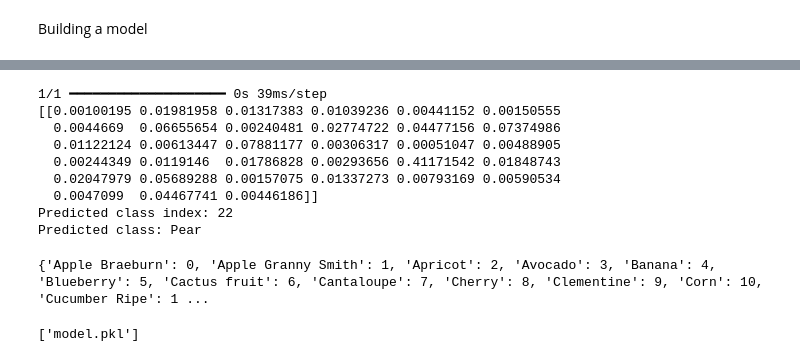
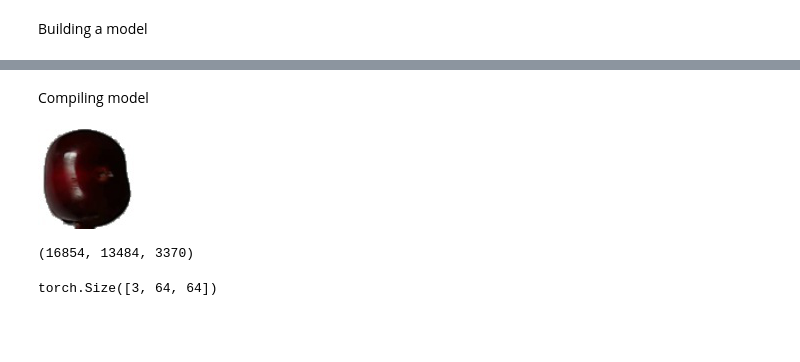
Before and after one commit to J4QK2/FruitClassifier, a Jupyter notebook: FruitsClassifier.ipynb, the cells around one changed output, grey strips where cells are left out. Cells and saved outputs as stored; diff of their text form; code cells hidden in the pictures; blank space fills up the shorter version.

```diff
--- a/FruitsClassifier.ipynb
+++ b/FruitsClassifier.ipynb
@@ -11,9 +11,9 @@ from tensorflow.keras.preprocessing.image import ImageDataGenerator
 import cv2
 import matplotlib.pyplot as plt
 # %%
-batch_size = 64
+Batch_size = 64
 
-train_data = "C:/Users/J4qk/Desktop/work/DataScience/IntelligentSystems/Classification/FruitClassifier/dataset/train/train/"
+data_dir = "C:/Users/J4qk/Desktop/work/DataScience/IntelligentSystems/Classification/FruitClassifier/dataset/train/train/"
 
-test_data = "C:/Users/J4qk/Desktop/work/DataScience/IntelligentSystems/Classification/FruitClassifier/dataset/test/test/"
+dataset = datasets.ImageFolder(data_dir)
 # %%
@@ -25,3 +39,2 @@ plt.imshow(img)
 # %%
-imgA = img_to_array(img)
-print(imgA.shape)
+data_train, data_test = torch.utils.data.random_split(dataset,[0.8, 0.2])
@@ -30,3 +41,4 @@ print(imgA.shape)
 # %% [markdown]
 Building a model
 # %%
+img, label = data_train[5000]
@@ -41,35 +45,29 @@ Epoch 3/3
+# %% [markdown]
+Compiling model
 # %%
-from tensorflow.keras.preprocessing import image
-
-img = image.load_img("avocado.jpg", target_size=(224,224))
-img_array = image.img_to_array(img) / 255.0
-img_array = np.expand_dims(img_array, axis=0)
-
-prediction = model.predict(img_array)
-print(prediction)
-
-pred_class = np.argmax(prediction, axis=1)
-print("Predicted class index:", pred_class[0])
-
-class_names = list(train_data.class_indices.keys())
-print("Predicted class:", class_names[pred_class[0]])
+img
 # %% [output]
-1/1 ━━━━━━━━━━━━━━━━━━━━ 0s 39ms/step
-[[0.00100195 0.01981958 0.01317383 0.01039236 0.00441152 0.00150555
-  0.0044669  0.06655654 0.00240481 0.02774722 0.04477156 0.07374986
-  0.01122124 0.00613447 0.07881177 0.00306317 0.00051047 0.00488905
-  0.00244349 0.0119146  0.01786828 0.00293656 0.41171542 0.01848743
-  0.02047979 0.05689288 0.00157075 0.01337273 0.00793169 0.00590534
-  0.0047099  0.04467741 0.00446186]]
-Predicted class index: 22
-Predicted class: Pear
+[figure, added]
 # %%
-print(train_data.class_indices)
+len(dataset), len(data_train), len(data_test)
 # %% [output]
-{'Apple Braeburn': 0, 'Apple Granny Smith': 1, 'Apricot': 2, 'Avocado': 3, 'Banana': 4, 'Blueberry': 5, 'Cactus fruit': 6, 'Cantaloupe': 7, 'Cherry': 8, 'Clementine': 9, 'Corn': 10, 'Cucumber Ripe': 1 ...
+(16854, 13484, 3370)
 # %%
-import joblib
+train_transform = transforms.Compose(
+    [transforms.Resize([64, 64]),
+     transforms.RandomRotation(180),
+     transforms.RandomHorizontalFlip(p=0.5),
+     transforms.RandomVerticalFlip(p=0.5),
+     transforms.ToTensor()
+    ]
+)
 
-joblib.dump(model, "model.pkl")
+test_transform = transforms.Compose(
+    [transforms.Resize([64, 64]),
+     transforms.ToTensor()
+    ]
+)
-# %% [output]
-['model.pkl']
+# %%
+train_transform(img).shape
+# %% [output]
+torch.Size([3, 64, 64])
```
Also changed, not shown: parts of 17 cells of this notebook, 1 other file.
